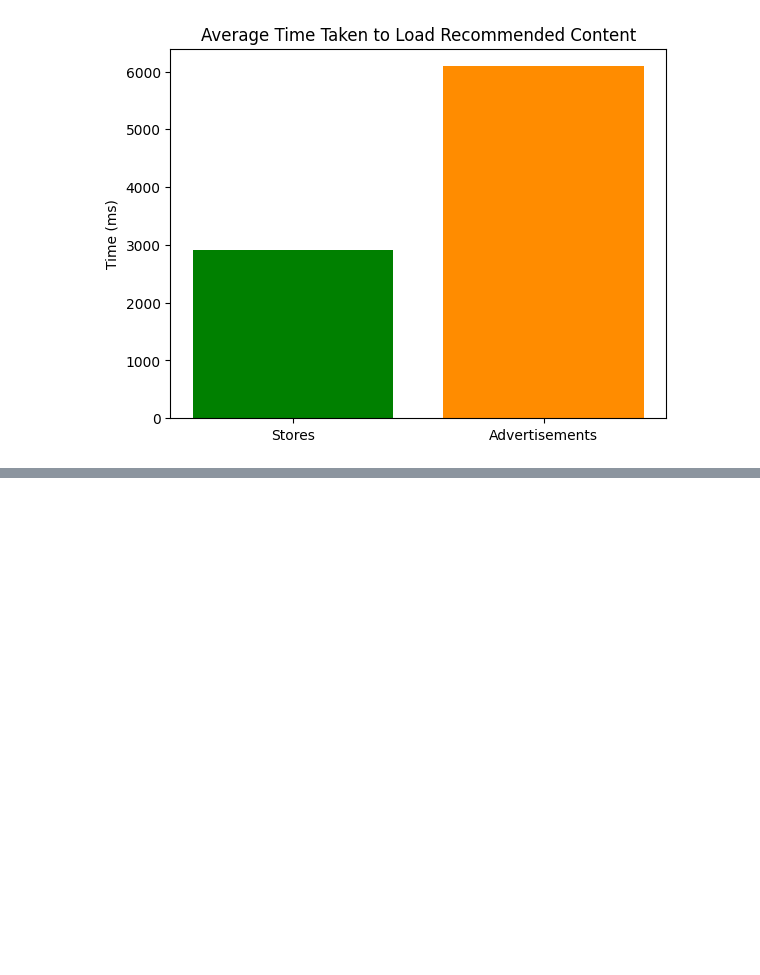
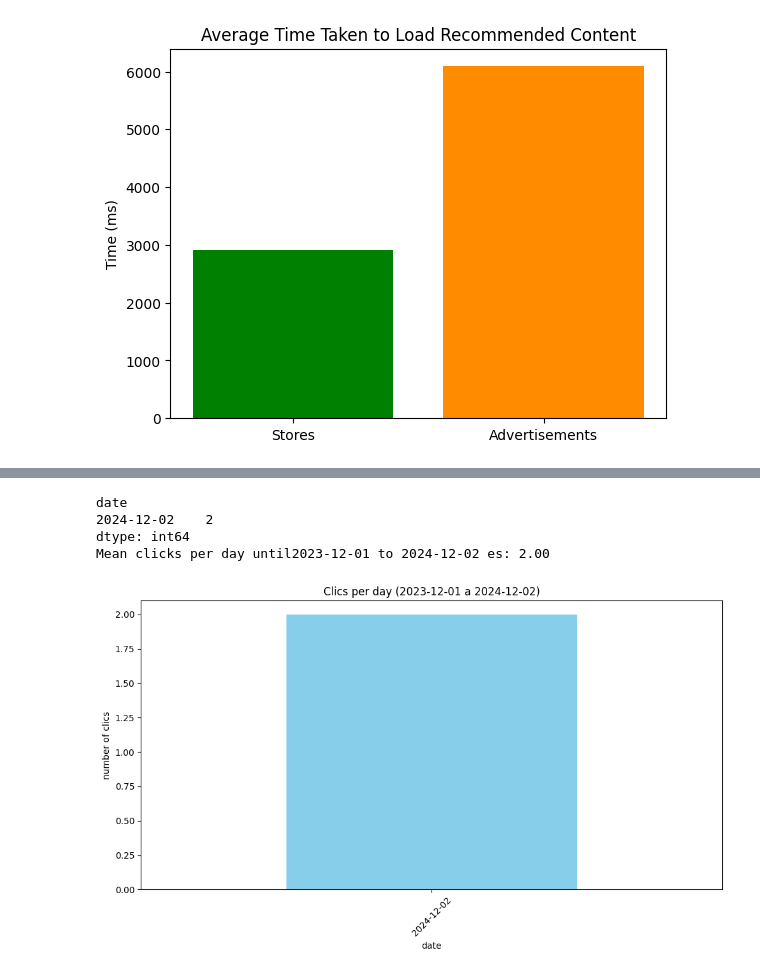
Before and after one commit to MobileDev-SEC02-G21/Senecard_Analytics, a Jupyter notebook: Analytics_Senecard/Sprint4/AnalyticsSprint4Kotlin.ipynb, the cells around one changed output, grey strips where cells are left out. Cells and saved outputs as stored; diff of their text form; code cells hidden in the pictures; blank space fills up the shorter version.

```diff
--- a/Analytics_Senecard/Sprint4/AnalyticsSprint4Kotlin.ipynb
+++ b/Analytics_Senecard/Sprint4/AnalyticsSprint4Kotlin.ipynb
@@ -66,0 +125,20 @@ Average Time for Advertisements: 6091.20 ms
+# %%
+df['timestamp'] = pd.to_datetime(df['timestamp'], format='%Y-%m-%d %H:%M:%S.%f')
+df['date'] = pd.to_datetime(df['date'], format='%Y-%m-%d').dt.date  # Solo la parte de la fecha
+
+def filter_data_by_date(df, start_date, end_date):
+    """
+    Filtra los datos entre dos fechas dadas en formato 'yyyy-mm-dd', incluyendo ambas fechas.
+    """
+    start = pd.to_datetime(start_date, format='%Y-%m-%d').date()
+    end = pd.to_datetime(end_date, format='%Y-%m-%d').date()
+
+    return df[(df['date'] >= start) & (df['date'] <= end)]
+
+start_date = "2023-12-01"
+end_date = "2024-12-02"
+
+filtered_df = filter_data_by_date(df, start_date, end_date)
+
+print("data filtered per range of dates")
+print(filtered_df.head())
@@ -66,0 +150,25 @@ Average Time for Advertisements: 6091.20 ms
+# %%
+if not filtered_df.empty:
+    clicks_per_day_filtered = filtered_df.groupby('date').size()
+
+
+    print(clicks_per_day_filtered)
+
+    average_clicks_filtered = clicks_per_day_filtered.mean()
+    print(f"Mean clicks per day until{start_date} to {end_date} es: {average_clicks_filtered:.2f}")
+
+    clicks_per_day_filtered.plot(kind='bar', figsize=(10, 6), color='skyblue')
+    plt.title(f"Clics per day ({start_date} a {end_date})")
+    plt.xlabel("date")
+    plt.ylabel("number of clics")
+    plt.xticks(rotation=45)
+    plt.tight_layout()
+    plt.show()
+else:
+    print(f"there's no data until {start_date} to {end_date}.")
+# %% [output]
+date
+2024-12-02    2
+dtype: int64
+Mean clicks per day until2023-12-01 to 2024-12-02 es: 2.00
+[figure, added]
```
Also changed, not shown: parts of 9 cells of this notebook.
